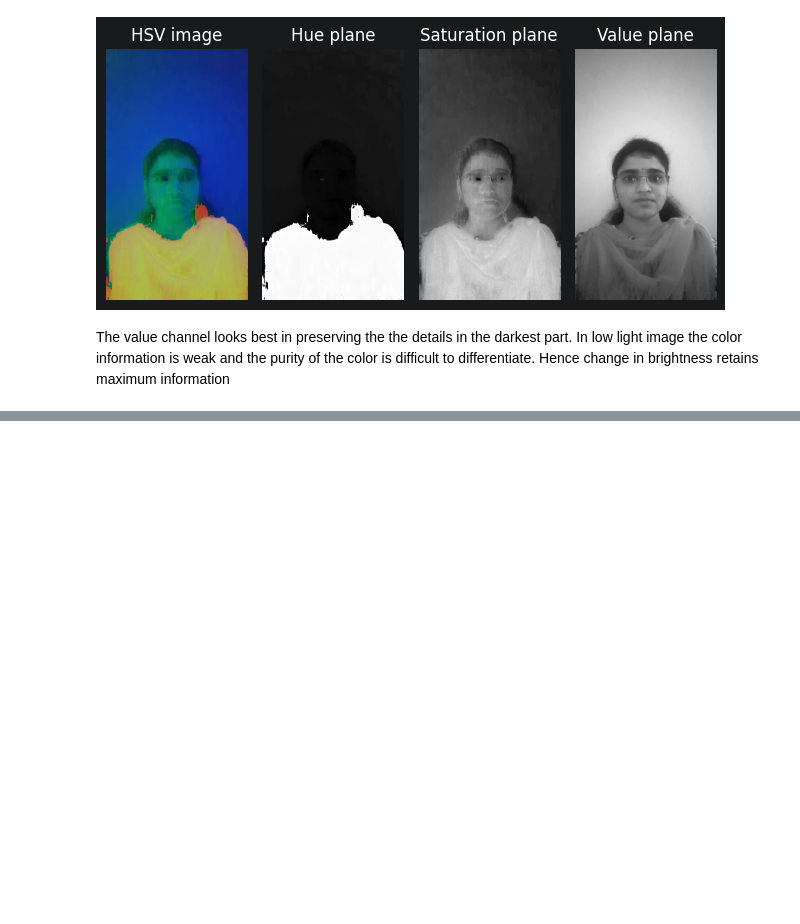
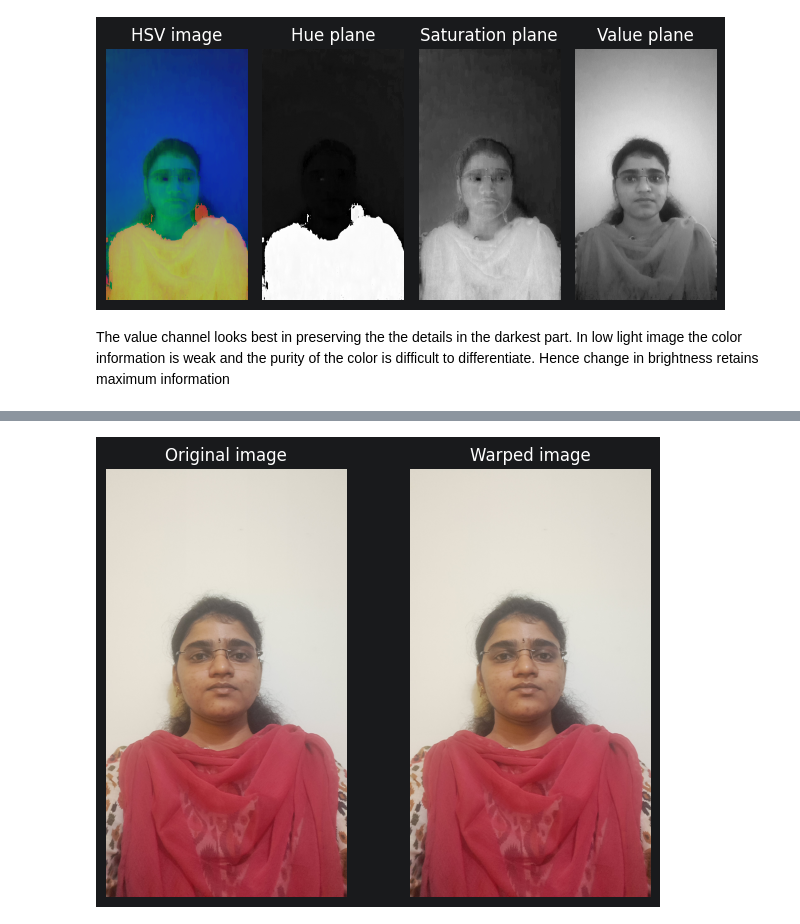
Before and after one commit to MadhuMitaSiva/AI_ML-course, a Jupyter notebook: Week 2/open_cv_madhumita/Opencv_tasks.ipynb, the cells around one changed output, grey strips where cells are left out. Cells and saved outputs as stored; diff of their text form; code cells hidden in the pictures; blank space fills up the shorter version.

```diff
--- a/Week 2/open_cv_madhumita/Opencv_tasks.ipynb
+++ b/Week 2/open_cv_madhumita/Opencv_tasks.ipynb
@@ -75,0 +146,32 @@ The value channel looks best in preserving the the details in the darkest part.
+# %%
+# Homographic Matrix
+scr_pt = np.float32(
+    [kp1[m.queryIdx].pt for m in matches]
+    ).reshape(-1,1,2)
+dst_pt = np.float32(
+    [kp2[m.trainIdx].pt for m in matches]
+    ).reshape(-1,1,2)
+
+#finding homography
+H, mask = cv2.findHomography(scr_pt,dst_pt,cv2.RANSAC,5.0)
+# %%
+height, width = img_bgr_norm.shape[:2]
+warped = cv2.warpPerspective(img_bgr_low,H,(width,height))
+# %%
+warped[:height,:width] = img_bgr_norm
+
+plt.subplot(1,2,1)
+plt.imshow(cv2.cvtColor(img_bgr_norm,cv2.COLOR_BGR2RGB))
+plt.title('Original image')
+plt.axis('off')
+
+
+plt.subplot(1,2,2)
+plt.imshow(cv2.cvtColor(warped, cv2.COLOR_BGR2RGB))
+plt.title('Warped image')
+plt.axis('off')
+
+plt.tight_layout()
+plt.show()
+# %% [output]
+[figure, added]
```
Also changed, not shown: parts of 10 cells of this notebook.
